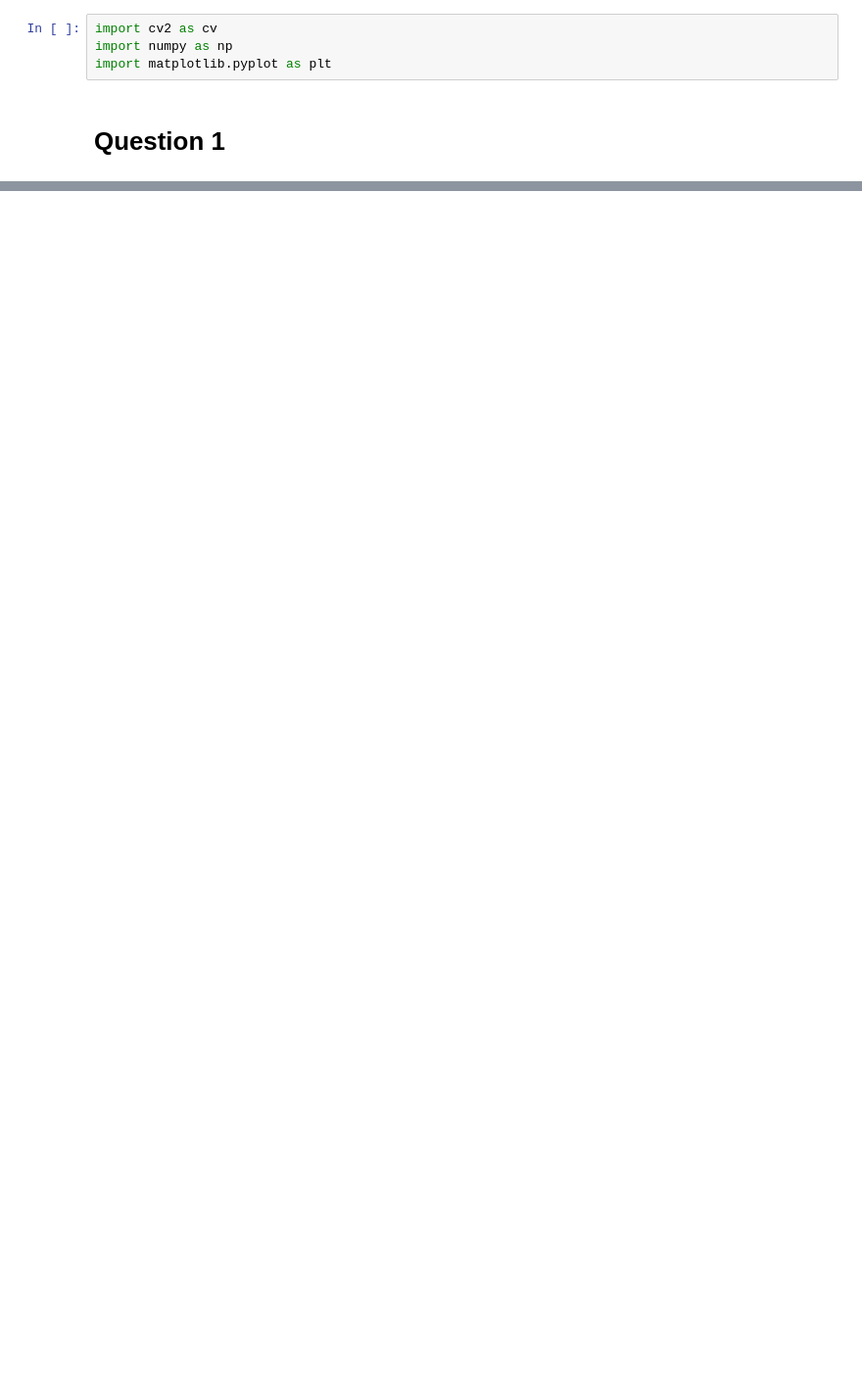
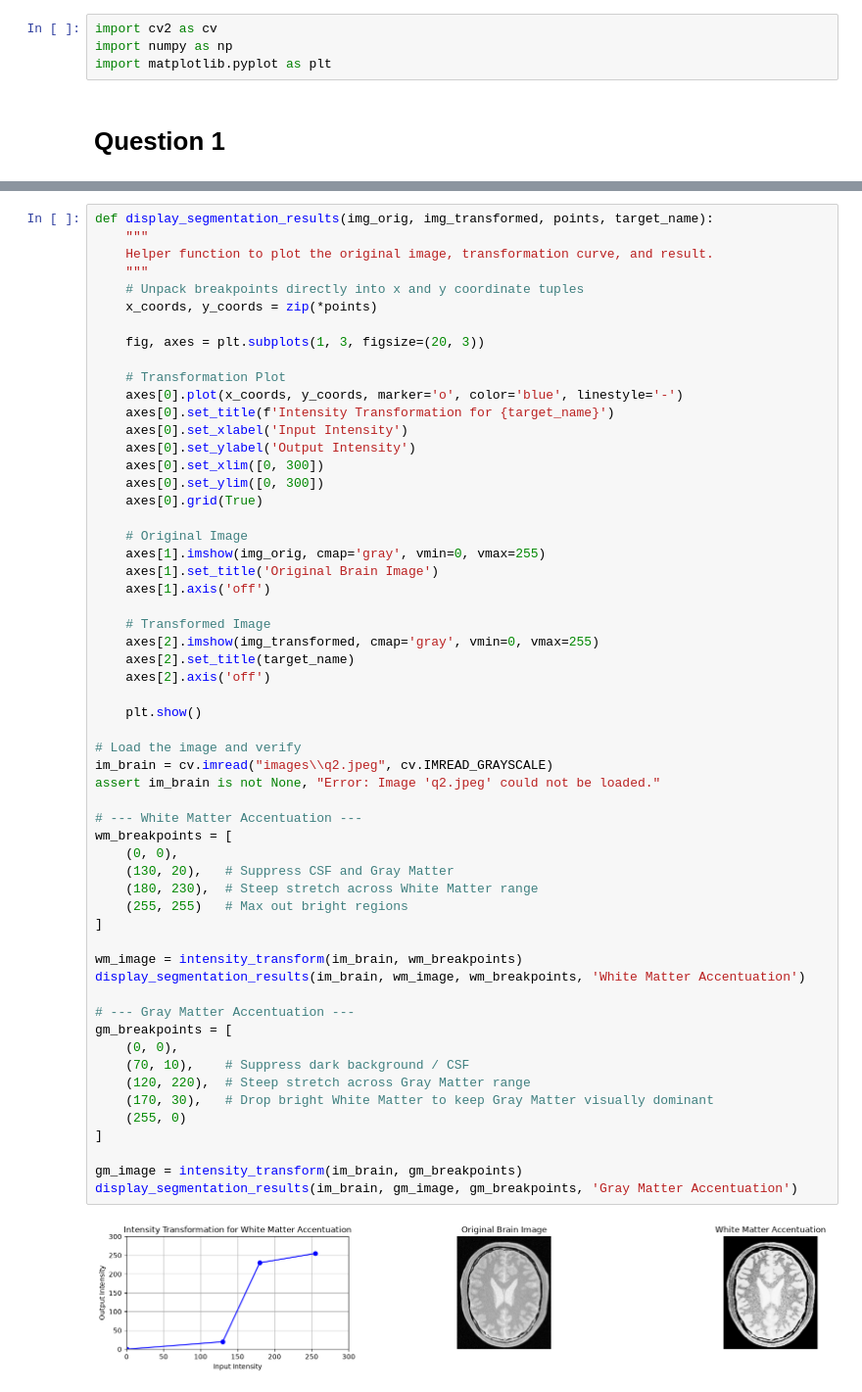
Before and after one commit to Januka-Sanujaya/EN3160_Assignment_01, a Jupyter notebook: EN3160_A01.ipynb, the cells around one changed output, grey strips where cells are left out. Shown at 98% size. Drawn from its saved outputs; the diff is of its cells as text; blank space fills up the shorter version.

Commit message:
Q2 Brain matter accentutation

```diff
--- a/EN3160_A01.ipynb
+++ b/EN3160_A01.ipynb
@@ -86,0 +89,59 @@ plt.show()
+# %%
+def display_segmentation_results(img_orig, img_transformed, points, target_name):
+    """
+    Helper function to plot the original image, transformation curve, and result.
+    """
+    # Unpack breakpoints directly into x and y coordinate tuples
+    x_coords, y_coords = zip(*points)
+
+    fig, axes = plt.subplots(1, 3, figsize=(20, 3))
+
+    # Transformation Plot
+    axes[0].plot(x_coords, y_coords, marker='o', color='blue', linestyle='-')
+    axes[0].set_title(f'Intensity Transformation for {target_name}')
+    axes[0].set_xlabel('Input Intensity')
+    axes[0].set_ylabel('Output Intensity')
+    axes[0].set_xlim([0, 300])
+    axes[0].set_ylim([0, 300])
+    axes[0].grid(True)
+
+    # Original Image
+    axes[1].imshow(img_orig, cmap='gray', vmin=0, vmax=255)
+    axes[1].set_title('Original Brain Image')
+    axes[1].axis('off')
+
+    # Transformed Image
+    axes[2].imshow(img_transformed, cmap='gray', vmin=0, vmax=255)
+    axes[2].set_title(target_name)
+    axes[2].axis('off')
+
+    plt.show()
+
+# Load the image and verify
+im_brain = cv.imread("images\\q2.jpeg", cv.IMREAD_GRAYSCALE)
+assert im_brain is not None, "Error: Image 'q2.jpeg' could not be loaded."
+
+# --- White Matter Accentuation ---
+wm_breakpoints = [
+    (0, 0),
+    (130, 20),   # Suppress CSF and Gray Matter
+    (180, 230),  # Steep stretch across White Matter range
+    (255, 255)   # Max out bright regions
+]
+
+wm_image = intensity_transform(im_brain, wm_breakpoints)
+display_segmentation_results(im_brain, wm_image, wm_breakpoints, 'White Matter Accentuation')
+
+# --- Gray Matter Accentuation ---
+gm_breakpoints = [
+    (0, 0),
+    (70, 10),    # Suppress dark background / CSF
+    (120, 220),  # Steep stretch across Gray Matter range
+    (170, 30),   # Drop bright White Matter to keep Gray Matter visually dominant
+    (255, 0)
+]
+
+gm_image = intensity_transform(im_brain, gm_breakpoints)
+display_segmentation_results(im_brain, gm_image, gm_breakpoints, 'Gray Matter Accentuation')
+# %% [output]
+[figure, added]
```
Also changed, not shown: parts of 4 cells of this notebook.
